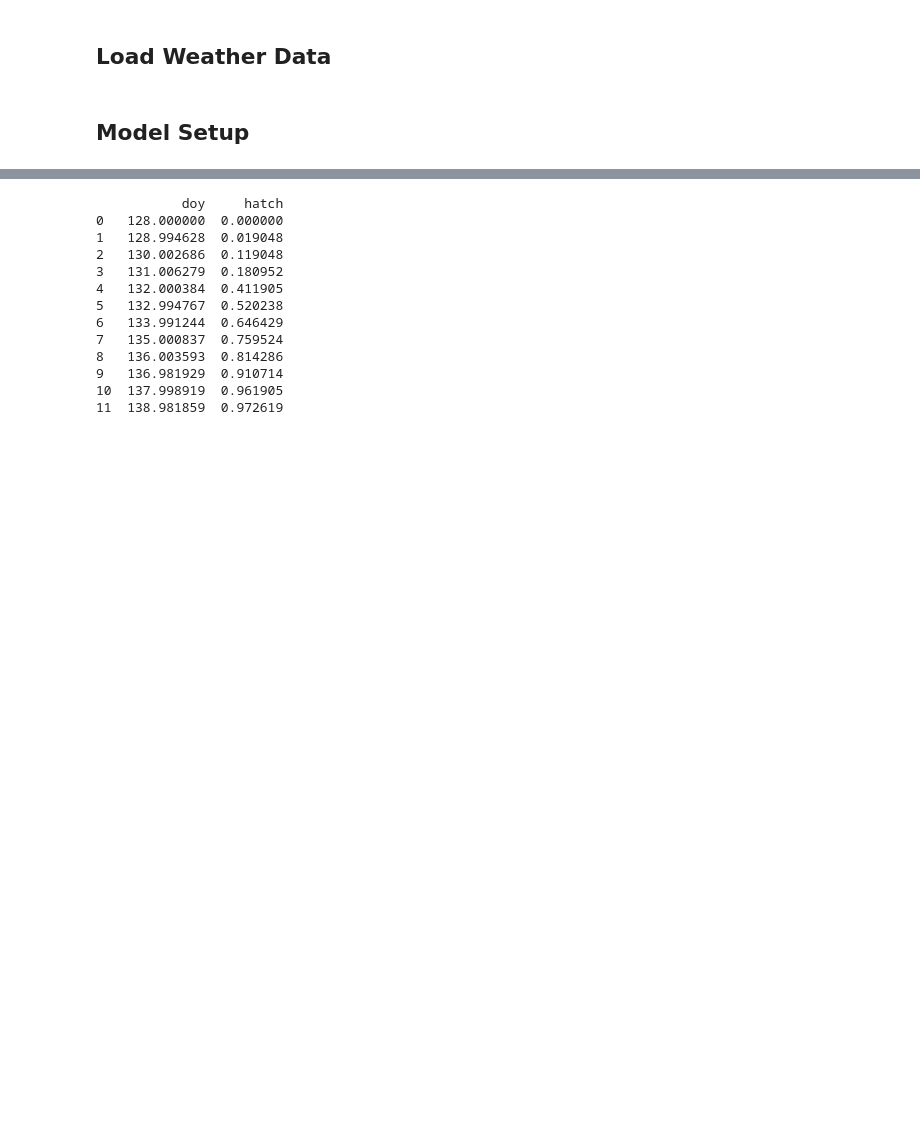
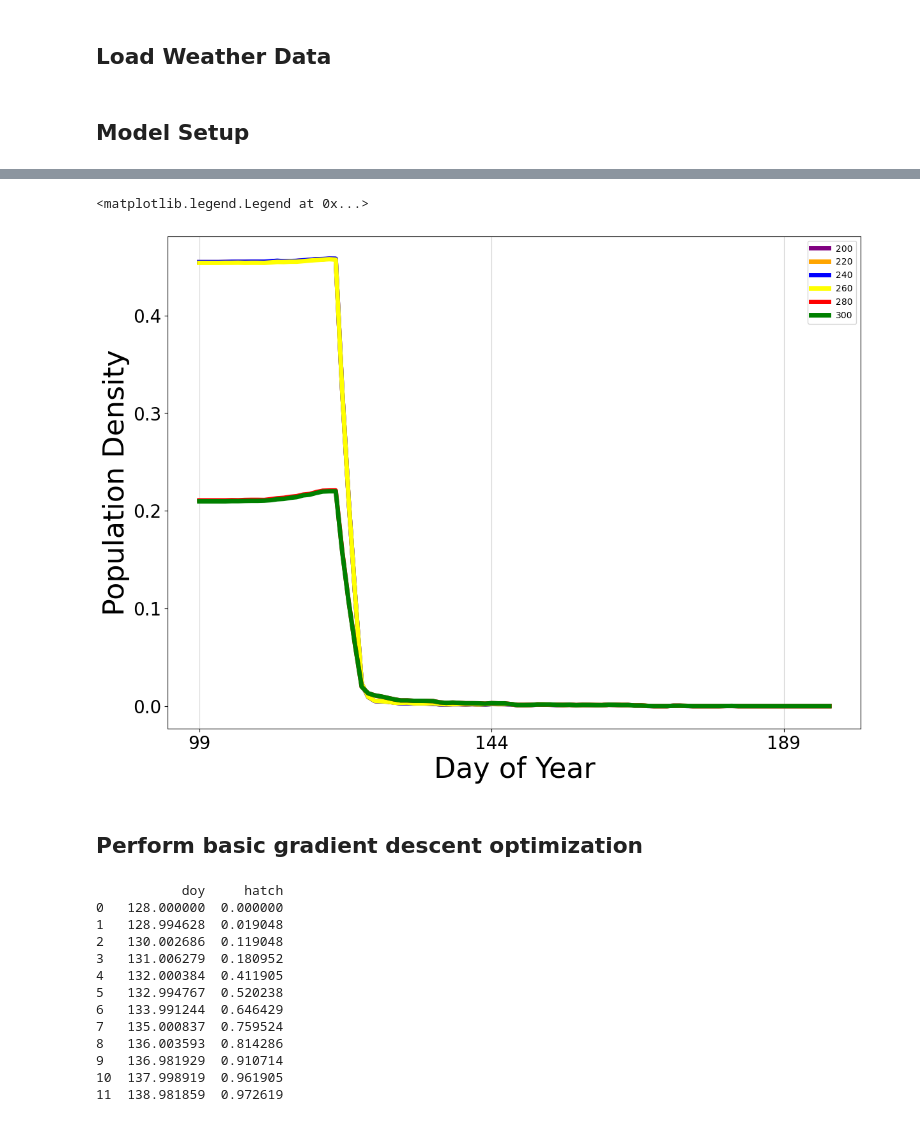
Before and after one commit to camjay99/SpongyMothIPM, a Jupyter notebook: notebooks/training_example.ipynb, the cells around one changed output, grey strips where cells are left out. Cells and saved outputs as stored; diff of their text form; code cells hidden in the pictures; blank space fills up the shorter version.

```diff
--- a/notebooks/training_example.ipynb
+++ b/notebooks/training_example.ipynb
@@ -196,3 +325,34 @@ class SimpleModel():
+# %%
+df_200 = pd.read_csv('../outputs/mont_st_hilaire/first_instar_doy_200.csv', header=0, index_col=[0,1])
+df_220 = pd.read_csv('../outputs/mont_st_hilaire/first_instar_doy_220.csv', header=0, index_col=[0,1])
+df_240 = pd.read_csv('../outputs/mont_st_hilaire/first_instar_doy_240.csv', header=0, index_col=[0,1])
+df_260 = pd.read_csv('../outputs/mont_st_hilaire/first_instar_doy_260.csv', header=0, index_col=[0,1])
+df_280 = pd.read_csv('../outputs/mont_st_hilaire/first_instar_doy_280.csv', header=0, index_col=[0,1])
+df_300 = pd.read_csv('../outputs/mont_st_hilaire/first_instar_doy_300.csv', header=0, index_col=[0,1])
+year = 1990
+dfs = [df_200[df_200.index.get_level_values('year') == year],
+       df_220[df_220.index.get_level_values('year') == year],
+       df_240[df_240.index.get_level_values('year') == year],
+       df_260[df_260.index.get_level_values('year') == year],
+       df_280[df_280.index.get_level_values('year') == year],
+       df_300[df_300.index.get_level_values('year') == year]]
+names = ['200', '220', '240', '260', '280', '300']
+styles = [{'color':'purple', 'linestyle':'solid', 'linewidth':5},
+          {'color':'orange', 'linestyle':'solid', 'linewidth':5},
+          {'color':'blue', 'linestyle':'solid', 'linewidth':5},
+          {'color':'yellow', 'linestyle':'solid', 'linewidth':5},
+          {'color':'red', 'linestyle':'solid', 'linewidth':5},
+          {'color':'green', 'linestyle':'solid', 'linewidth':5}]
+
+fig, ax = plt.subplots(figsize=(14, 10))
+
+viz.plot_abundances(ax, dfs, names, styles, tick_freq=45, label_fontsize=32)
+ax.legend()
+# %% [output]
+<matplotlib.legend.Legend at 0x...>
+[figure, added]
+# %% [markdown]
+## Perform basic gradient descent optimization
 # %%
 validation = pd.read_csv('../data/mont_st_hilaire/hilaire_88.csv')
 print(validation)
```
Also changed, not shown: parts of 21 cells of this notebook, 3 other files.
